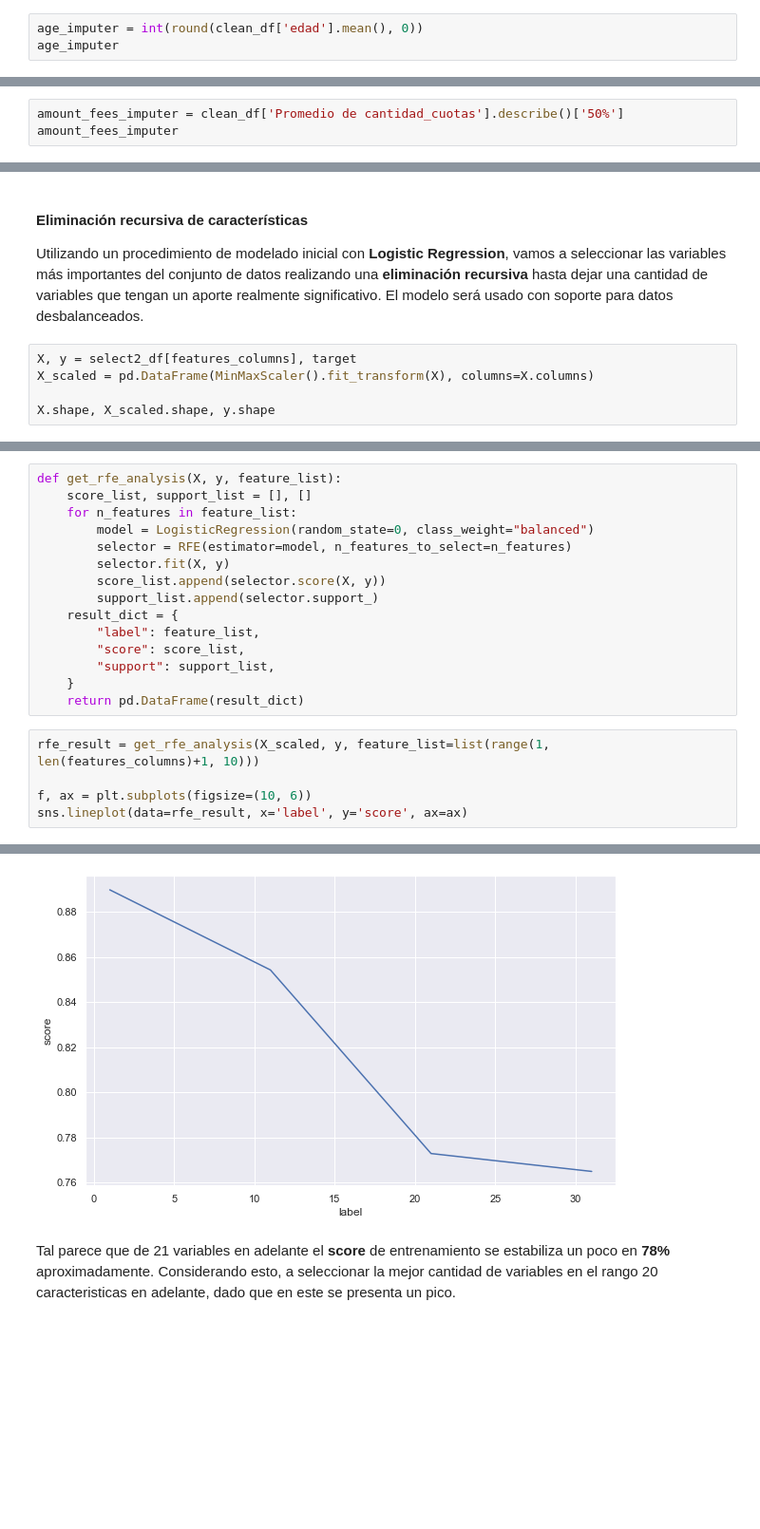
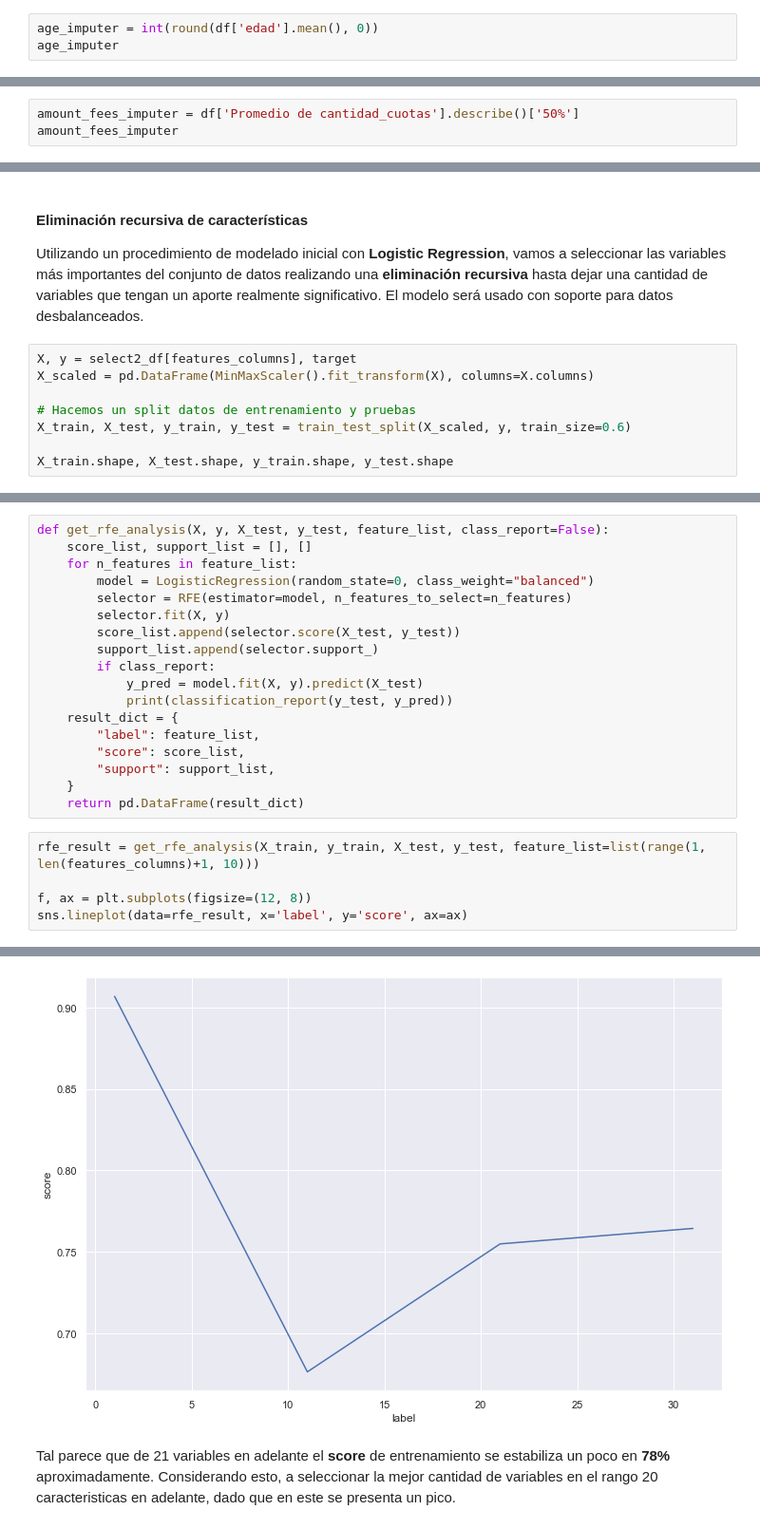
Before and after one commit to dazulu4/-qiip-technical-test, a Jupyter notebook: Parte1.ipynb, the cells around one changed output, grey strips where cells are left out. Shown at 95% size. Drawn from its saved outputs; the diff is of its cells as text; blank space fills up the shorter version.

Commit message:
version 5: hice un cambio final en la selección de características que cambio el resultado de las predicciones en la parte 2

```diff
--- a/Parte1.ipynb
+++ b/Parte1.ipynb
@@ -779,7 +779,7 @@ clean_df[columns_temp].describe().transpose()
 
 Reemplazamos los valores nulos de edad por el valor de la **media**.
 # %%
-age_imputer = int(round(clean_df['edad'].mean(), 0))
+age_imputer = int(round(df['edad'].mean(), 0))
 age_imputer
 # %% [output]
 31
@@ -793,6 +793,6 @@ clean_df['edad'] = clean_df['edad'].fillna(age_imputer)
 
 Reemplazamos los valores nulos de Promedio de cantidad_cuotas por el valor de la **mediana**.
 # %%
-amount_fees_imputer = clean_df['Promedio de cantidad_cuotas'].describe()['50%']
+amount_fees_imputer = df['Promedio de cantidad_cuotas'].describe()['50%']
 amount_fees_imputer
 # %% [output]
@@ -1254,5 +1254,8 @@ Utilizando un procedimiento de modelado inicial con **Logistic Regression**, vam
 X, y = select2_df[features_columns], target
 X_scaled = pd.DataFrame(MinMaxScaler().fit_transform(X), columns=X.columns)
 
-X.shape, X_scaled.shape, y.shape
+# Hacemos un split datos de entrenamiento y pruebas
+X_train, X_test, y_train, y_test = train_test_split(X_scaled, y, train_size=0.6)
+
+X_train.shape, X_test.shape, y_train.shape, y_test.shape
 # %% [output]
@@ -1260,12 +1263,15 @@ X.shape, X_scaled.shape, y.shape
 # %%
-def get_rfe_analysis(X, y, feature_list):
+def get_rfe_analysis(X, y, X_test, y_test, feature_list, class_report=False):
     score_list, support_list = [], []
     for n_features in feature_list:
         model = LogisticRegression(random_state=0, class_weight="balanced")
         selector = RFE(estimator=model, n_features_to_select=n_features)
         selector.fit(X, y)
-        score_list.append(selector.score(X, y))
+        score_list.append(selector.score(X_test, y_test))
         support_list.append(selector.support_)
+        if class_report:
+            y_pred = model.fit(X, y).predict(X_test)
+            print(classification_report(y_test, y_pred))
     result_dict = {
         "label": feature_list,
         "score": score_list,
@@ -1273,13 +1279,13 @@ def get_rfe_analysis(X, y, feature_list):
     }
     return pd.DataFrame(result_dict)
 # %%
-rfe_result = get_rfe_analysis(X_scaled, y, feature_list=list(range(1, len(features_columns)+1, 10)))
+rfe_result = get_rfe_analysis(X_train, y_train, X_test, y_test, feature_list=list(range(1, len(features_columns)+1, 10)))
 
-f, ax = plt.subplots(figsize=(10, 6))
+f, ax = plt.subplots(figsize=(12, 8))
 sns.lineplot(data=rfe_result, x='label', y='score', ax=ax)
 # %% [output]
 <AxesSubplot:xlabel='label', ylabel='score'>
-[figure, old version]
+[figure, new version]
 # %% [markdown]
 Tal parece que de 21 variables en adelante el **score** de entrenamiento se estabiliza un poco en **78%** aproximadamente. Considerando esto, a seleccionar la mejor cantidad de variables en el rango 20 caracteristicas en adelante, dado que en este se presenta un pico.
 # %%
```
Also changed, not shown: parts of 28 cells of this notebook, 6 other files.
